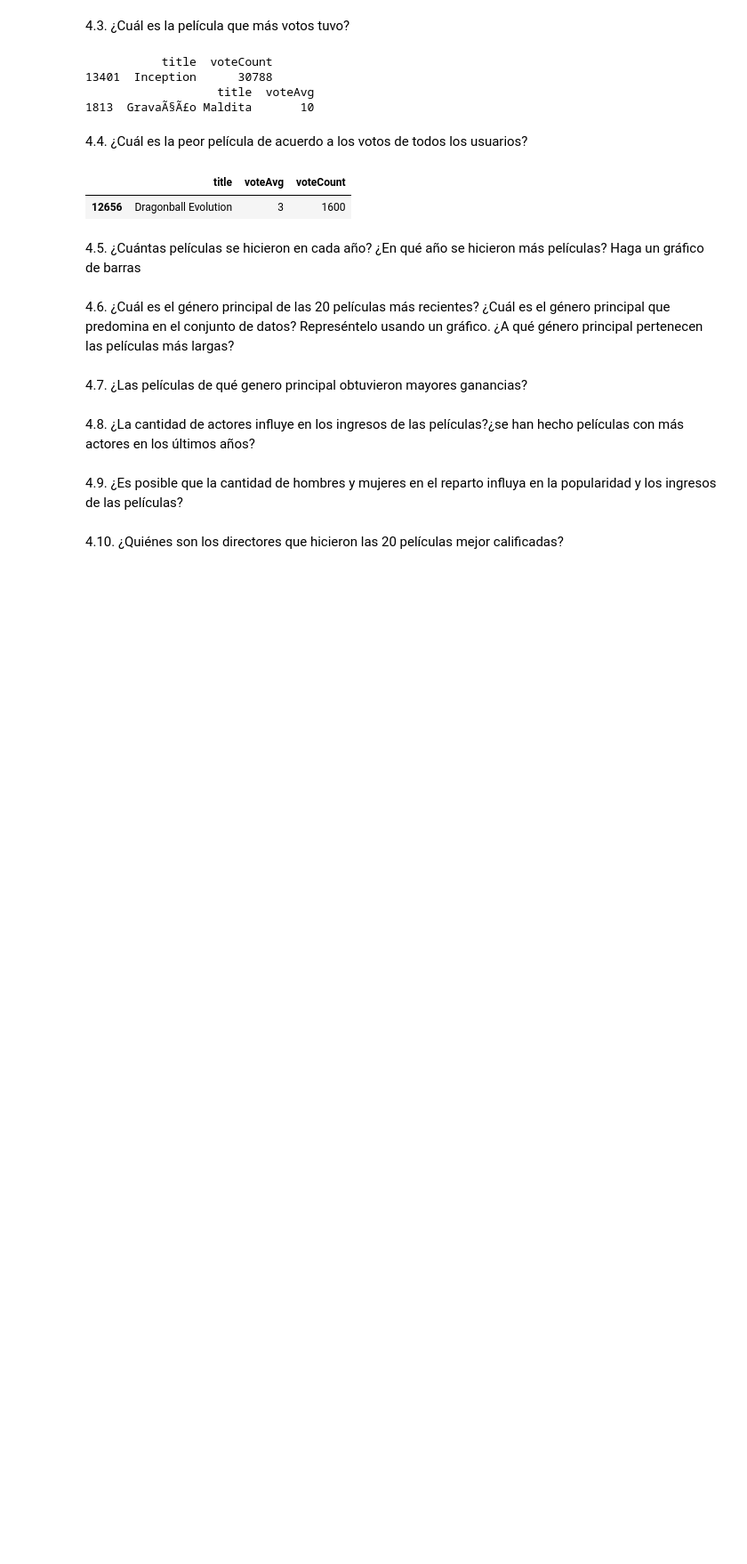
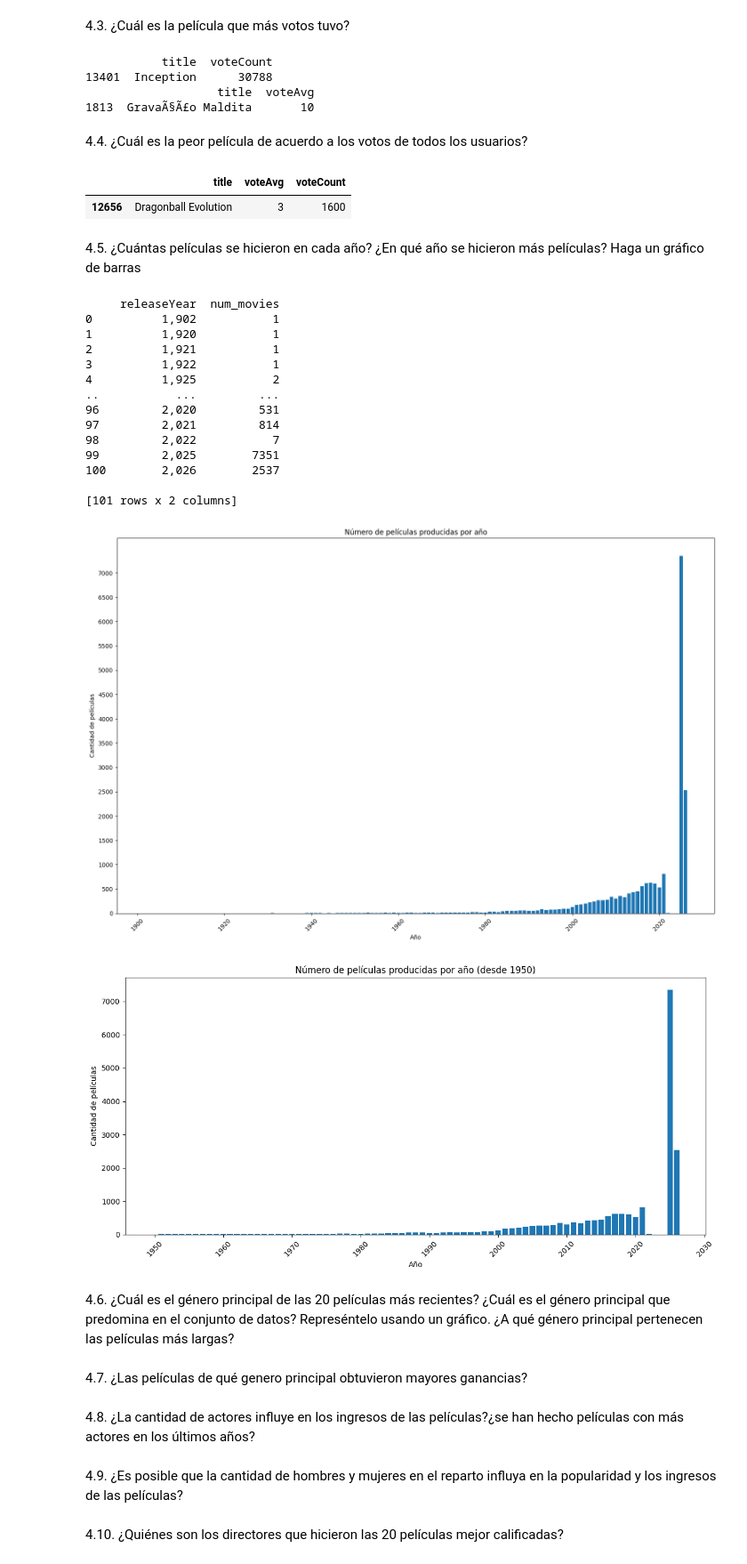
Before and after one commit to CamiR24/Lab1-Mineria, a Jupyter notebook: lab1.ipynb, the cells around one changed output. Shown at 89% size. Saved outputs shown, nothing was run; the diff lists cells and outputs as text; code cells hidden in the pictures; blank space fills up the shorter version.

```diff
--- a/lab1.ipynb
+++ b/lab1.ipynb
@@ -137,6 +137,81 @@ worst_movie
 | 12656 | Dragonball Evolution | 3 | 1600 |
 # %% [markdown]
 4.5.  ¿Cuántas películas se hicieron en cada año? ¿En qué año se hicieron más películas? Haga un gráfico de barras
+# %%
+movies_per_year = (
+    data
+    .dropna(subset=["releaseYear"])
+    .groupby("releaseYear")
+    .size()
+    .reset_index(name="num_movies")
+)
+
+print(movies_per_year)
+
+year_most_movies = movies_per_year.loc[
+    movies_per_year["num_movies"].idxmax()
+]
+
+year_most_movies
+
+import matplotlib.pyplot as plt
+
+plt.figure(figsize=(15, 10))
+plt.bar(
+    movies_per_year["releaseYear"],
+    movies_per_year["num_movies"]
+)
+
+plt.title("Número de películas producidas por año")
+plt.xlabel("Año")
+plt.ylabel("Cantidad de películas")
+plt.xticks(rotation=45)
+
+plt.yticks(
+    np.arange(
+        0,
+        movies_per_year["num_movies"].max(),
+        500
+    )
+)
+
+plt.tight_layout()
+plt.show()
+
+movies_per_year_filtrado = movies_per_year[
+    movies_per_year["releaseYear"] >= 1950
+]
+
+plt.figure(figsize=(12, 6))
+plt.bar(
+    movies_per_year_filtrado["releaseYear"],
+    movies_per_year_filtrado["num_movies"]
+)
+
+plt.title("Número de películas producidas por año (desde 1950)")
+plt.xlabel("Año")
+plt.ylabel("Cantidad de películas")
+plt.xticks(rotation=45)
+
+plt.tight_layout()
+plt.show()
+# %% [output]
+     releaseYear  num_movies
+0          1,902           1
+1          1,920           1
+2          1,921           1
+3          1,922           1
+4          1,925           2
+..           ...         ...
+96         2,020         531
+97         2,021         814
+98         2,022           7
+99         2,025        7351
+100        2,026        2537
+
+[101 rows x 2 columns]
+[figure, added]
+[figure, added]
 # %% [markdown]
 4.6. ¿Cuál es el género principal de las 20 películas más recientes? ¿Cuál es el género
 principal que predomina en el conjunto de datos? Represéntelo usando un gráfico. ¿A qué
```
